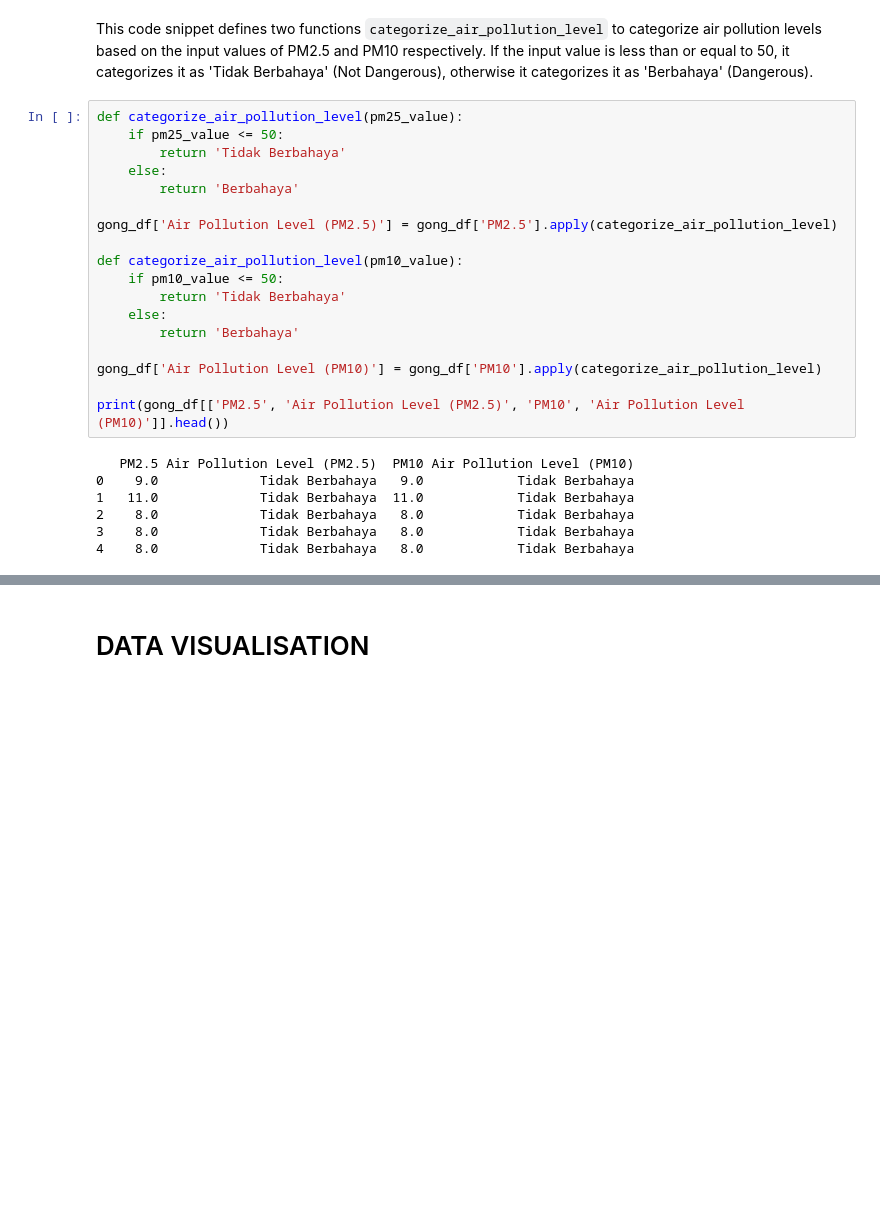
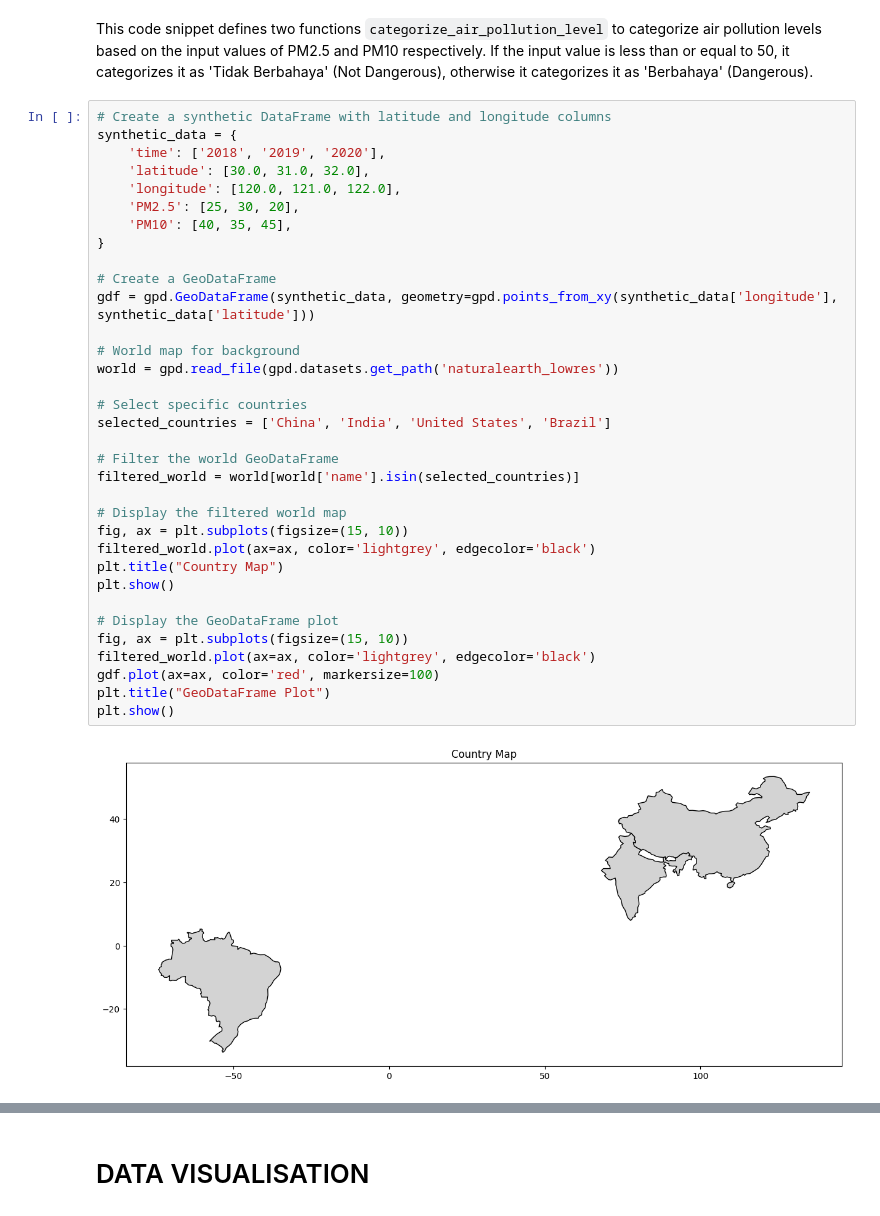
Before and after one commit to KHR00S/dashboard-airquality, a Jupyter notebook: kualitas udara gong.ipynb, the cells around one changed output, grey strips where cells are left out. Drawn from its saved outputs; the diff is of its cells as text; blank space fills up the shorter version.

```diff
--- a/kualitas udara gong.ipynb
+++ b/kualitas udara gong.ipynb
@@ -247,28 +300,39 @@ polusi_pertahun.head()
 ## Visualization & Explanatory Analysis
 # %% [markdown]
 This code snippet defines two functions `categorize_air_pollution_level` to categorize air pollution levels based on the input values of PM2.5 and PM10 respectively. If the input value is less than or equal to 50, it categorizes it as 'Tidak Berbahaya' (Not Dangerous), otherwise it categorizes it as 'Berbahaya' (Dangerous).
-# %%
-def categorize_air_pollution_level(pm25_value):
-    if pm25_value <= 50:
-        return 'Tidak Berbahaya'
-    else:
-        return 'Berbahaya'
-
-gong_df['Air Pollution Level (PM2.5)'] = gong_df['PM2.5'].apply(categorize_air_pollution_level)
-
-def categorize_air_pollution_level(pm10_value):
-    if pm10_value <= 50:
-        return 'Tidak Berbahaya'
-    else:
-        return 'Berbahaya'
-
-gong_df['Air Pollution Level (PM10)'] = gong_df['PM10'].apply(categorize_air_pollution_level)
-
-print(gong_df[['PM2.5', 'Air Pollution Level (PM2.5)', 'PM10', 'Air Pollution Level (PM10)']].head())
-# %% [output]
-   PM2.5 Air Pollution Level (PM2.5)  PM10 Air Pollution Level (PM10)
-0    9.0             Tidak Berbahaya   9.0            Tidak Berbahaya
-1   11.0             Tidak Berbahaya  11.0            Tidak Berbahaya
-2    8.0             Tidak Berbahaya   8.0            Tidak Berbahaya
-3    8.0             Tidak Berbahaya   8.0            Tidak Berbahaya
-4    8.0             Tidak Berbahaya   8.0            Tidak Berbahaya
+# %%
+# Create a synthetic DataFrame with latitude and longitude columns
+synthetic_data = {
+    'time': ['2018', '2019', '2020'],
+    'latitude': [30.0, 31.0, 32.0],
+    'longitude': [120.0, 121.0, 122.0],
+    'PM2.5': [25, 30, 20],
+    'PM10': [40, 35, 45],
+}
+
+# Create a GeoDataFrame
+gdf = gpd.GeoDataFrame(synthetic_data, geometry=gpd.points_from_xy(synthetic_data['longitude'], synthetic_data['latitude']))
+
+# World map for background
+world = gpd.read_file(gpd.datasets.get_path('naturalearth_lowres'))
+
+# Select specific countries
+selected_countries = ['China', 'India', 'United States', 'Brazil']
+
+# Filter the world GeoDataFrame
+filtered_world = world[world['name'].isin(selected_countries)]
+
+# Display the filtered world map
+fig, ax = plt.subplots(figsize=(15, 10))
+filtered_world.plot(ax=ax, color='lightgrey', edgecolor='black')
+plt.title("Country Map")
+plt.show()
+
+# Display the GeoDataFrame plot
+fig, ax = plt.subplots(figsize=(15, 10))
+filtered_world.plot(ax=ax, color='lightgrey', edgecolor='black')
+gdf.plot(ax=ax, color='red', markersize=100)
+plt.title("GeoDataFrame Plot")
+plt.show()
+# %% [output]
+[figure, added]
```
Also changed, not shown: parts of 13 cells of this notebook, 1 other file.
